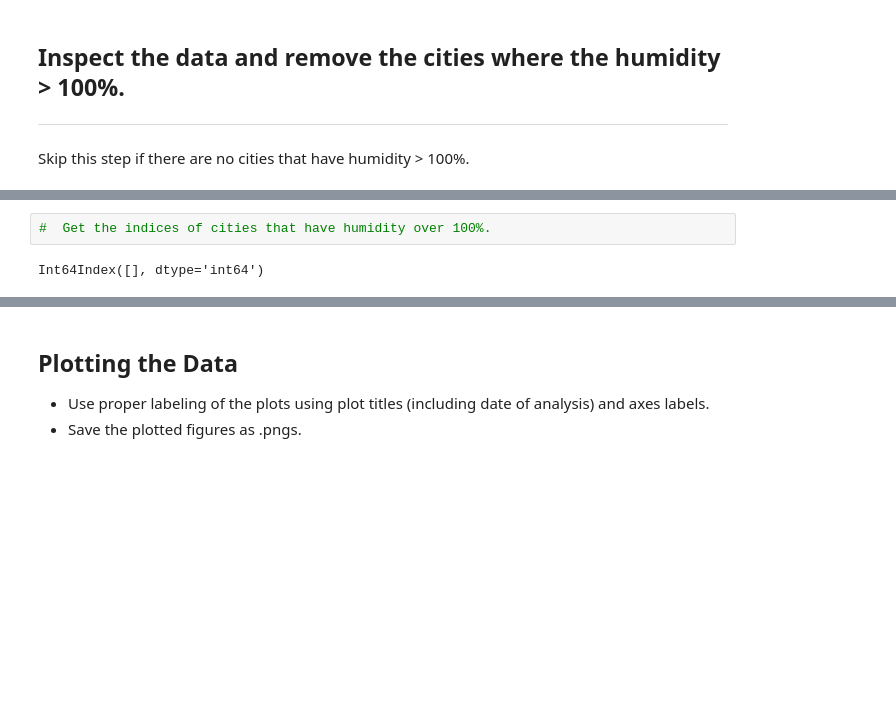
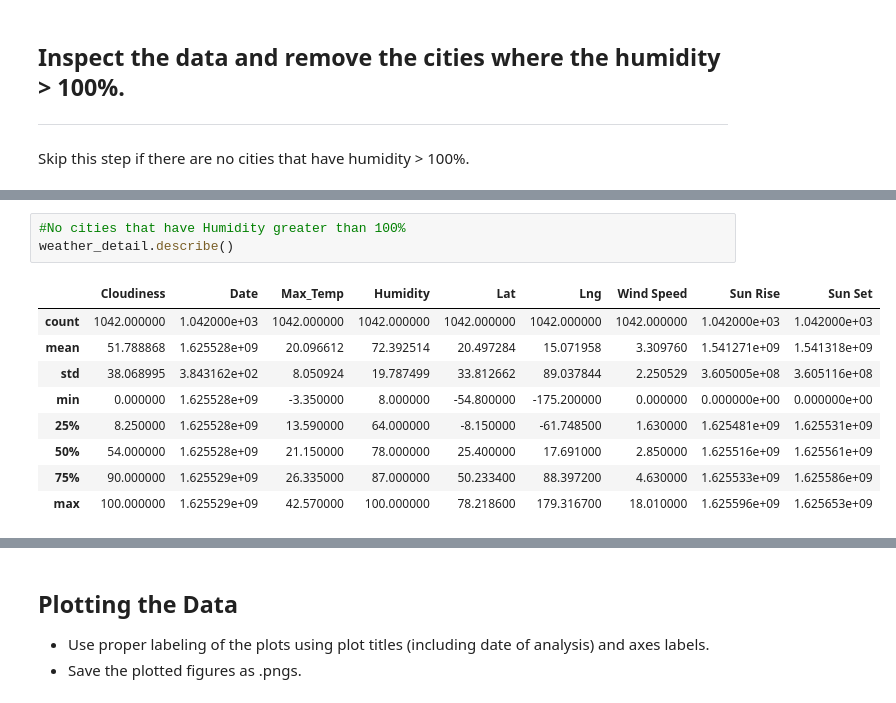
Before and after one commit to Mndblwin/python-api-challenge, a Jupyter notebook: WeatherPy/WeatherPy.ipynb, the cells around one changed output, grey strips where cells are left out. Cells and saved outputs as stored; diff of their text form; blank space fills up the shorter version.

Commit message:
Add files via upload
Humidity verification

```diff
--- a/WeatherPy/WeatherPy.ipynb
+++ b/WeatherPy/WeatherPy.ipynb
@@ -188,4 +166,13 @@ Skip this step if there are no cities that have humidity > 100%.
 # %%
-#  Get the indices of cities that have humidity over 100%.
+#No cities that have Humidity greater than 100%
+weather_detail.describe()
 # %% [output]
-Int64Index([], dtype='int64')
+|  | Cloudiness | Date | Max_Temp | Humidity | Lat | Lng | Wind Speed | Sun Rise | Sun Set |
+| count | 1042.000000 | 1.042000e+03 | 1042.000000 | 1042.000000 | 1042.000000 | 1042.000000 | 1042.000000 | 1.042000e+03 | 1.042000e+03 |
+| mean | 51.788868 | 1.625528e+09 | 20.096612 | 72.392514 | 20.497284 | 15.071958 | 3.309760 | 1.541271e+09 | 1.541318e+09 |
+| std | 38.068995 | 3.843162e+02 | 8.050924 | 19.787499 | 33.812662 | 89.037844 | 2.250529 | 3.605005e+08 | 3.605116e+08 |
+| min | 0.000000 | 1.625528e+09 | -3.350000 | 8.000000 | -54.800000 | -175.200000 | 0.000000 | 0.000000e+00 | 0.000000e+00 |
+| 25% | 8.250000 | 1.625528e+09 | 13.590000 | 64.000000 | -8.150000 | -61.748500 | 1.630000 | 1.625481e+09 | 1.625531e+09 |
+| 50% | 54.000000 | 1.625528e+09 | 21.150000 | 78.000000 | 25.400000 | 17.691000 | 2.850000 | 1.625516e+09 | 1.625561e+09 |
+| 75% | 90.000000 | 1.625529e+09 | 26.335000 | 87.000000 | 50.233400 | 88.397200 | 4.630000 | 1.625533e+09 | 1.625586e+09 |
+| max | 100.000000 | 1.625529e+09 | 42.570000 | 100.000000 | 78.218600 | 179.316700 | 18.010000 | 1.625596e+09 | 1.625653e+09 |
```
Also changed, not shown: parts of 3 cells of this notebook.
